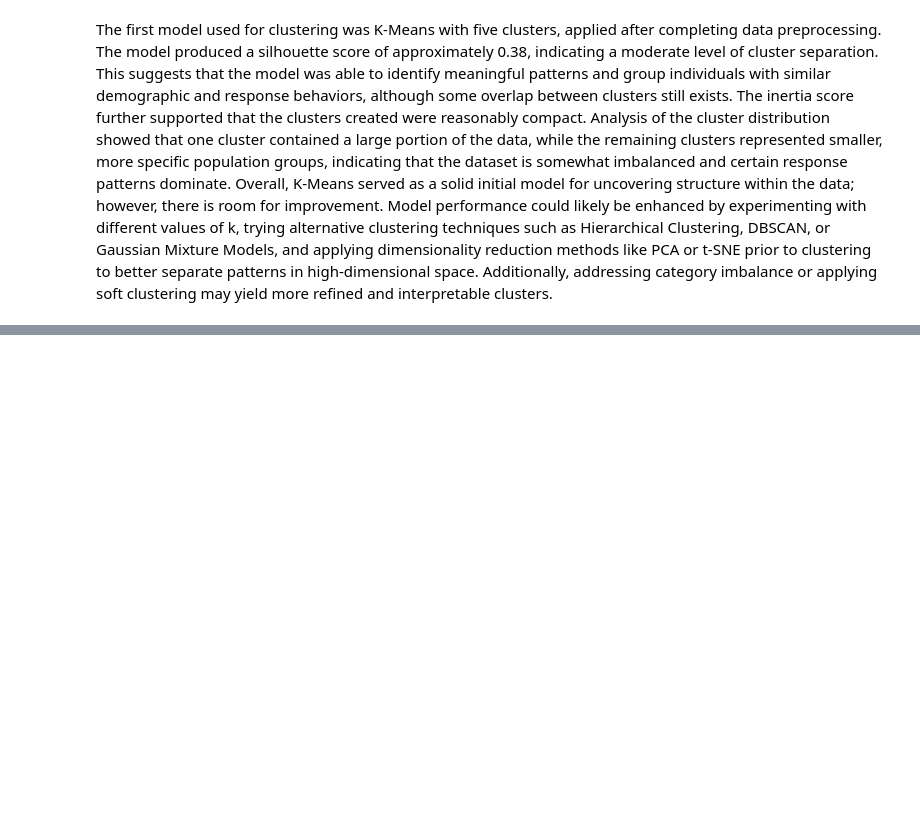
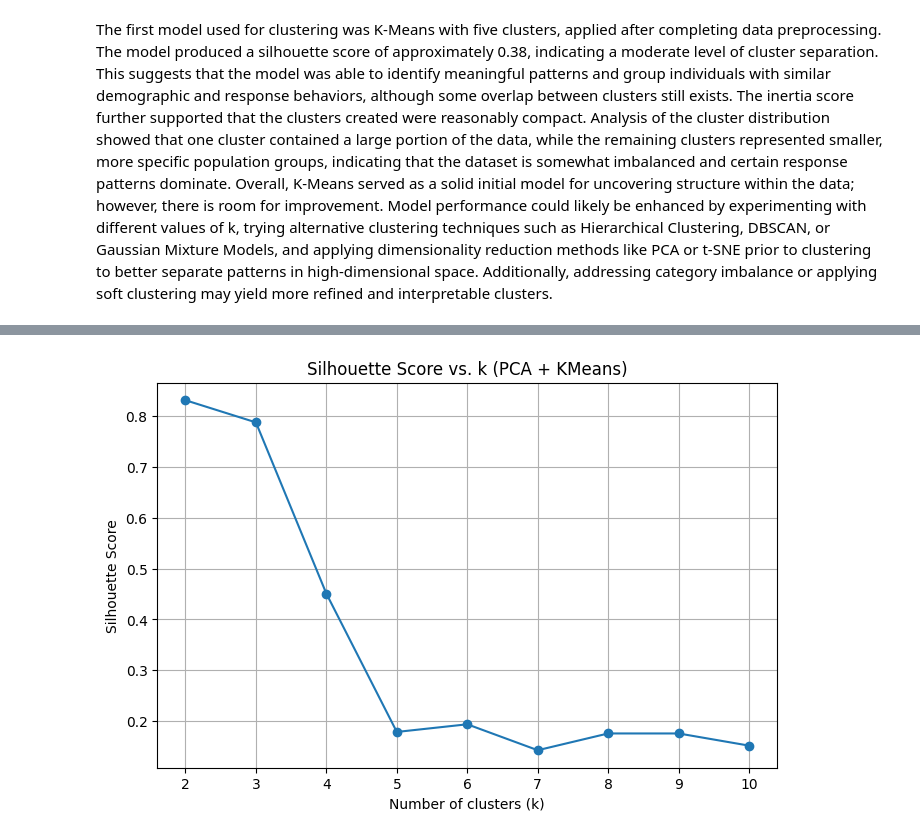
Before and after one commit to MousumyCSE/CDC_BRFSS_project, a Jupyter notebook: ML_project.ipynb, the cells around one changed output, grey strips where cells are left out. Saved outputs shown, nothing was run; the diff lists cells and outputs as text; code cells hidden in the pictures; blank space fills up the shorter version.

```diff
--- a/ML_project.ipynb
+++ b/ML_project.ipynb
@@ -11,6 +12,6 @@ dataset = pd.read_csv('/Users/mousumykundu/Desktop/MAS_Class_Github/4th_quarter/
 # %%
-# url = "https://data.cdc.gov/api/views/dttw-5yxu/rows.csv?accessType=DOWNLOAD"
-# dataset = pd.read_csv(url)
+url = "https://data.cdc.gov/api/views/dttw-5yxu/rows.csv?accessType=DOWNLOAD"
+dataset = pd.read_csv(url)
 # %%
 dataset.shape
 # %% [output]
@@ -530,0 +581,20 @@ The first model used for clustering was K-Means with five clusters, applied afte
+# %%
+from sklearn.cluster import KMeans
+from sklearn.metrics import silhouette_score
+import numpy as np
+
+scores = []
+ks = range(2, 11)
+
+# sample once → reuse for all ks
+sample_idx = np.random.choice(X_pca.shape[0], size=10000, replace=False)
+X_sample = X_pca[sample_idx]
+
+for k in ks:
+    km = KMeans(n_clusters=k, random_state=42)
+    labels_sample = km.fit_predict(X_sample)
+
+    # silhouette on sampled data
+    s = silhouette_score(X_sample, labels_sample)
+    scores.append(s)
+    print(k, s)
@@ -530,0 +611,12 @@ The first model used for clustering was K-Means with five clusters, applied afte
+# %%
+import matplotlib.pyplot as plt
+
+plt.figure(figsize=(8,5))
+plt.plot(list(ks), scores, marker='o')
+plt.xlabel("Number of clusters (k)")
+plt.ylabel("Silhouette Score")
+plt.title("Silhouette Score vs. k (PCA + KMeans)")
+plt.grid(True)
+plt.show()
+# %% [output]
+[figure, added]
```
Also changed, not shown: parts of 29 cells of this notebook, 22 other files.
